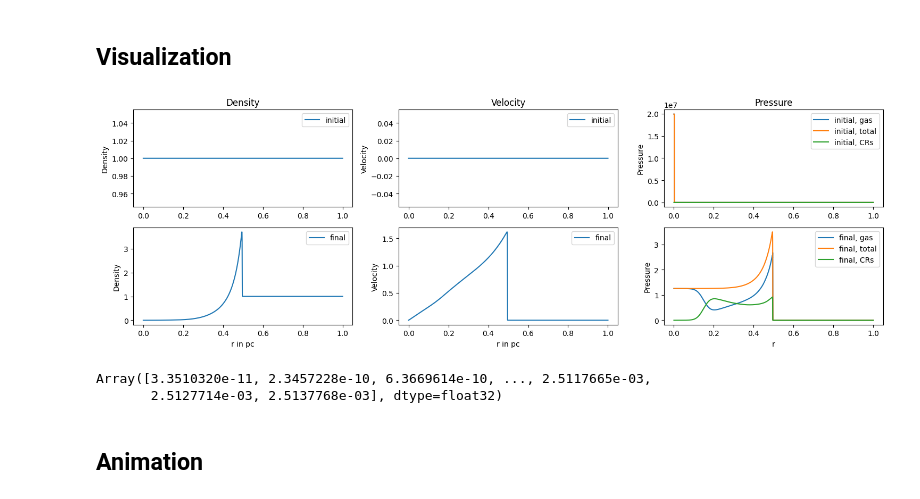
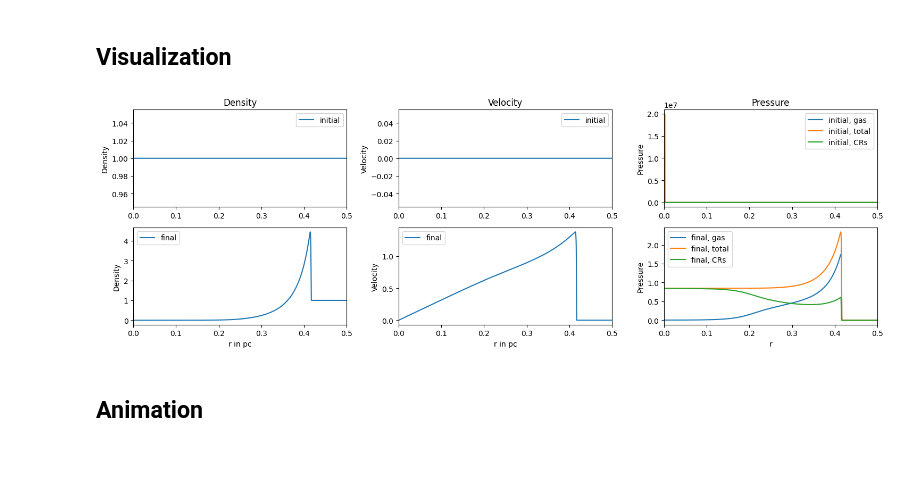
Before and after one commit to leo1200/jf1uids, a Jupyter notebook: notebooks/cosmic_rays/sedov_crs_AREPO.ipynb, the cells around one changed output. Saved outputs shown, nothing was run; the diff lists cells and outputs as text; code cells hidden in the pictures; blank space fills up the shorter version.

```diff
--- a/notebooks/cosmic_rays/sedov_crs_AREPO.ipynb
+++ b/notebooks/cosmic_rays/sedov_crs_AREPO.ipynb
@@ -41,7 +45,7 @@ config = SimulationConfig(
     geometry = SPHERICAL,
     first_order_fallback = True,
     progress_bar = False,
-    runtime_debugging = False,
+    runtime_debugging = True,
 
 
     # ====== RESOLUTION =======
@@ -87,8 +91,8 @@ from jf1uids._physics_modules._cosmic_rays.cosmic_ray_options import CosmicRayPa
 params = SimulationParams(
     t_end = 0.1,
     cosmic_ray_params = CosmicRayParams(
-        diffusive_shock_acceleration_start_time = 0.0001,
-        diffusive_shock_acceleration_efficiency = 0.5
+        diffusive_shock_acceleration_start_time = 0.0,
+        diffusive_shock_acceleration_efficiency = 0.2
     ),
     dt_max = 0.00001
 )
@@ -270,39 +266,38 @@ axs[0, 0].legend()
 axs[1, 0].legend()
 
 axs[0, 1].plot(r[a:b], u_r[a:b], label='initial')
 axs[0, 1].set_ylabel('Velocity')
 axs[1, 1].plot(r, u_final, label='final')
 axs[1, 1].set_ylabel('Velocity')
 axs[1, 1].set_xlabel('r in pc')
 axs[0, 1].set_title('Velocity')
 axs[0, 1].legend()
 axs[1, 1].legend()
 
 axs[0, 2].plot(r[a:b], p_gas[a:b], label='initial, gas')
 axs[1, 2].plot(r[a:b], p_gas_final[a:b], label='final, gas')
 
 if config.cosmic_ray_config.cosmic_rays:
     axs[0, 2].plot(r[a:b], p_gas[a:b] + p_cr[a:b], label='initial, total')
     axs[1, 2].plot(r[a:b], p_final[a:b], label='final, total')
     axs[0, 2].plot(r[a:b], p_cr[a:b], label='initial, CRs')
     axs[1, 2].plot(r[a:b], p_cr_final[a:b], label='final, CRs')
 
 axs[0, 2].set_ylabel('Pressure')
 axs[1, 2].set_ylabel('Pressure')
 axs[1, 2].set_xlabel('r')
 
 axs[0, 2].set_title('Pressure')
 axs[0, 2].legend()
 axs[1, 2].legend()
 
+# set all xlims to 0, 0.5
+for ax in axs.flat:
+    ax.set_xlim(0, 0.5)
+
 plt.tight_layout()
 # %% [output]
-[figure, old version]
+[figure, new version]
-# %%
-helper_data.cell_volumes
-# %% [output]
-Array([3.3510320e-11, 2.3457228e-10, 6.3669614e-10, ..., 2.5117665e-03,
-       2.5127714e-03, 2.5137768e-03], dtype=float32)
 # %%
 # from exactpack.solvers.sedov import Sedov
 
```
Also changed, not shown: parts of 4 cells of this notebook, 10 other files.
